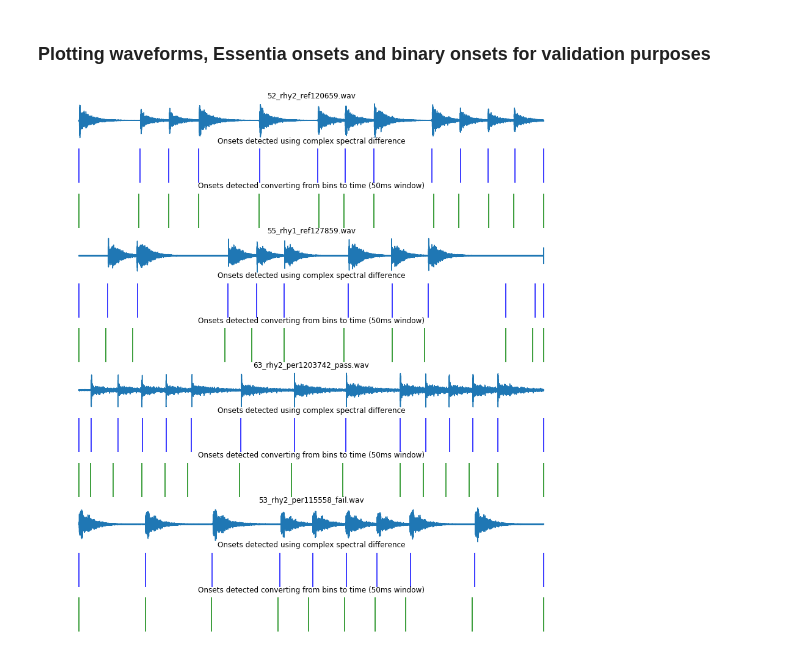
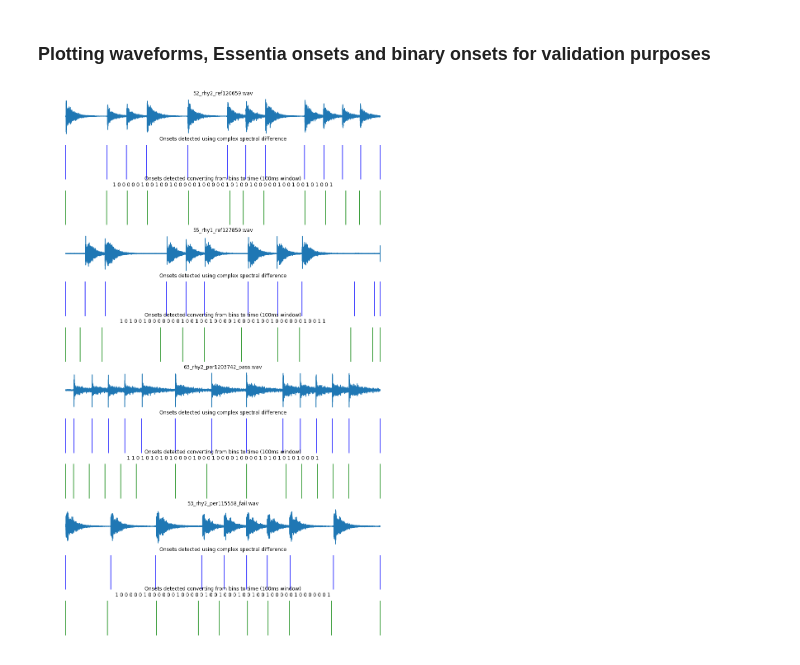
Before and after one commit to MTG/mast-rhythm-analysis, a Jupyter notebook: notebooks/PreProcessDataFromMASTDataset.ipynb, the cells around one changed output. Cells and saved outputs as stored; diff of their text form; code cells hidden in the pictures.

Commit message:
adding binary representation to bin plot

```diff
--- a/notebooks/PreProcessDataFromMASTDataset.ipynb
+++ b/notebooks/PreProcessDataFromMASTDataset.ipynb
@@ -162,7 +162,7 @@ def get_info(file, performance_type, info_file_format):
         return [float(x) for x in scaling_info.split()]
 
 
-f, axarr = plt.subplots(len(audio_samples) * 3,1,figsize=(15, len(audio_samples)*4))
+f, axarr = plt.subplots(len(audio_samples) * 3,1,figsize=(15, len(audio_samples)*6))
 idx = 0
 
 for audio in audio_samples:
@@ -190,34 +190,34 @@ for audio in audio_samples:
 
     ## Plotting onsets computed by essentia
 
     # I'm not plotting time domain since it varies between representations (the bins are scaled).
     # what's really important is to check the organization of onsets. They must resemble
 
     # axarr[idx].plot(t,zero_array)
     axarr[idx].set_title('Onsets detected using complex spectral difference');
     axarr[idx].axis('off')
     axarr[idx].vlines(essentia_onsets, -1, 1, color='b')
 
     ## Plotting onsets reconverted from bins
     onset_bins = get_info(file_name, 'reference' if 'ref' in file_name else 'performance', 'MAST Onsets [{}s] [BINS]')
 
-    # Converting from bins to time according to window size (50ms)
+    # Converting from bins to time according to window size (100ms)
     bins_to_onsets = []
     for i in range(len(onset_bins)):
         # if there's a beat on that window
         if onset_bins[i]:
-            bins_to_onsets.append((i * onset_bins[i]) * 0.05)
+            bins_to_onsets.append((i * onset_bins[i]) * 0.1)
 
     idx+=1
 
     # I'm not plotting time domain since it varies between representations (the bin representation is scaled).
     # what's really important is to check the organization of onsets
 
     # axarr[idx].plot(t,zero_array)
-    axarr[idx].set_title('Onsets detected converting from bins to time (50ms window)');
+    axarr[idx].set_title('Onsets detected converting from bins to time (100ms window)\n%s' % " ".join(str(int(i)) for i in onset_bins));
     axarr[idx].axis('off')
     axarr[idx].vlines(bins_to_onsets, -1, 1, color='g')
 
     idx+=1
 # %% [output]
-[figure, old version]
+[figure, new version]
```
Also changed, not shown: parts of 1 cell of this notebook.
